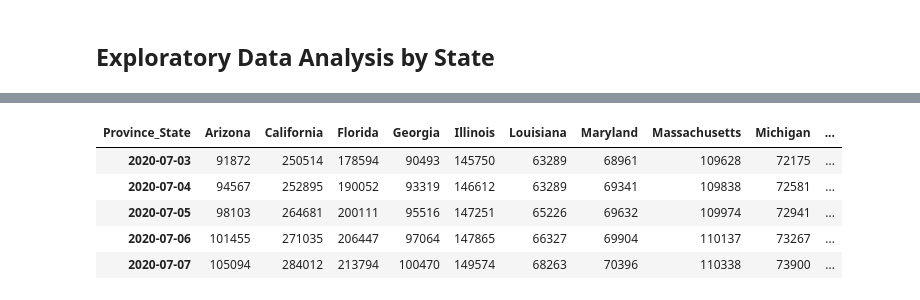
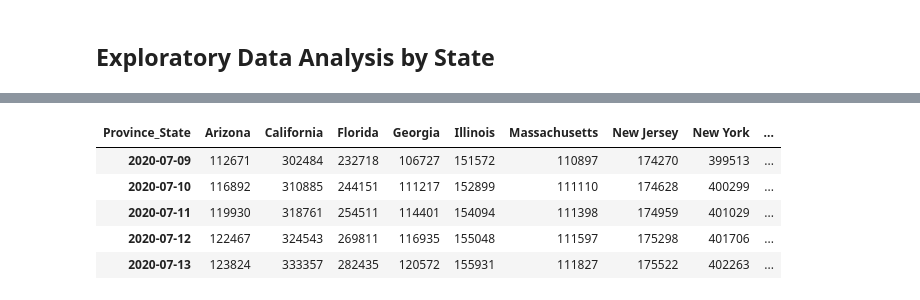
Before and after one commit to emmanuel-garza/covid-19, a Jupyter notebook: time_series.ipynb, the cells around one changed output, grey strips where cells are left out. Saved outputs shown, nothing was run; the diff lists cells and outputs as text; code cells hidden in the pictures.

```diff
--- a/time_series.ipynb
+++ b/time_series.ipynb
@@ -109,16 +109,16 @@ df_state.tail()
 5 rows × 58 columns
 # %%
-col_drop = df_state.columns[df_state.values[-1][:] < 50_000]
+col_drop = df_state.columns[df_state.values[-1][:] < 100_000]
 df_state = df_state.drop(columns=col_drop, axis=1)
 
 df_state.tail()
 # %% [output]
-| Province_State | Arizona | California | Florida | Georgia | Illinois | Louisiana | Maryland | Massachusetts | Michigan | ... |
-| 2020-07-03 | 91872 | 250514 | 178594 | 90493 | 145750 | 63289 | 68961 | 109628 | 72175 | ... |
-| 2020-07-04 | 94567 | 252895 | 190052 | 93319 | 146612 | 63289 | 69341 | 109838 | 72581 | ... |
-| 2020-07-05 | 98103 | 264681 | 200111 | 95516 | 147251 | 65226 | 69632 | 109974 | 72941 | ... |
-| 2020-07-06 | 101455 | 271035 | 206447 | 97064 | 147865 | 66327 | 69904 | 110137 | 73267 | ... |
-| 2020-07-07 | 105094 | 284012 | 213794 | 100470 | 149574 | 68263 | 70396 | 110338 | 73900 | ... |
+| Province_State | Arizona | California | Florida | Georgia | Illinois | Massachusetts | New Jersey | New York | ... |
+| 2020-07-09 | 112671 | 302484 | 232718 | 106727 | 151572 | 110897 | 174270 | 399513 | ... |
+| 2020-07-10 | 116892 | 310885 | 244151 | 111217 | 152899 | 111110 | 174628 | 400299 | ... |
+| 2020-07-11 | 119930 | 318761 | 254511 | 114401 | 154094 | 111398 | 174959 | 401029 | ... |
+| 2020-07-12 | 122467 | 324543 | 269811 | 116935 | 155048 | 111597 | 175298 | 401706 | ... |
+| 2020-07-13 | 123824 | 333357 | 282435 | 120572 | 155931 | 111827 | 175522 | 402263 | ... |
 # %%
 fig1 = df_state.plot(figsize=(15,8), title='Linear Plot of Confirmed Cases', kind='line')
 plt.legend(fontsize=15);
```
Also changed, not shown: parts of 8 cells of this notebook.
